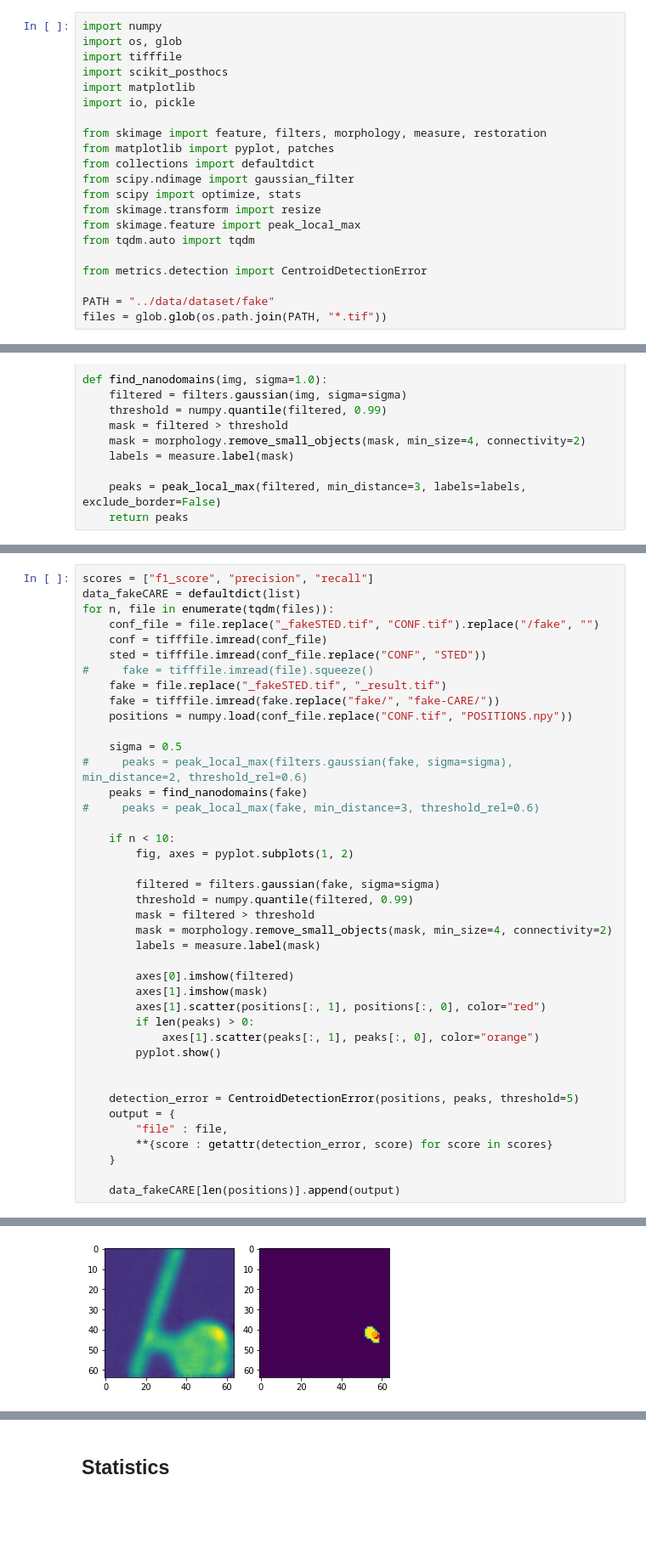
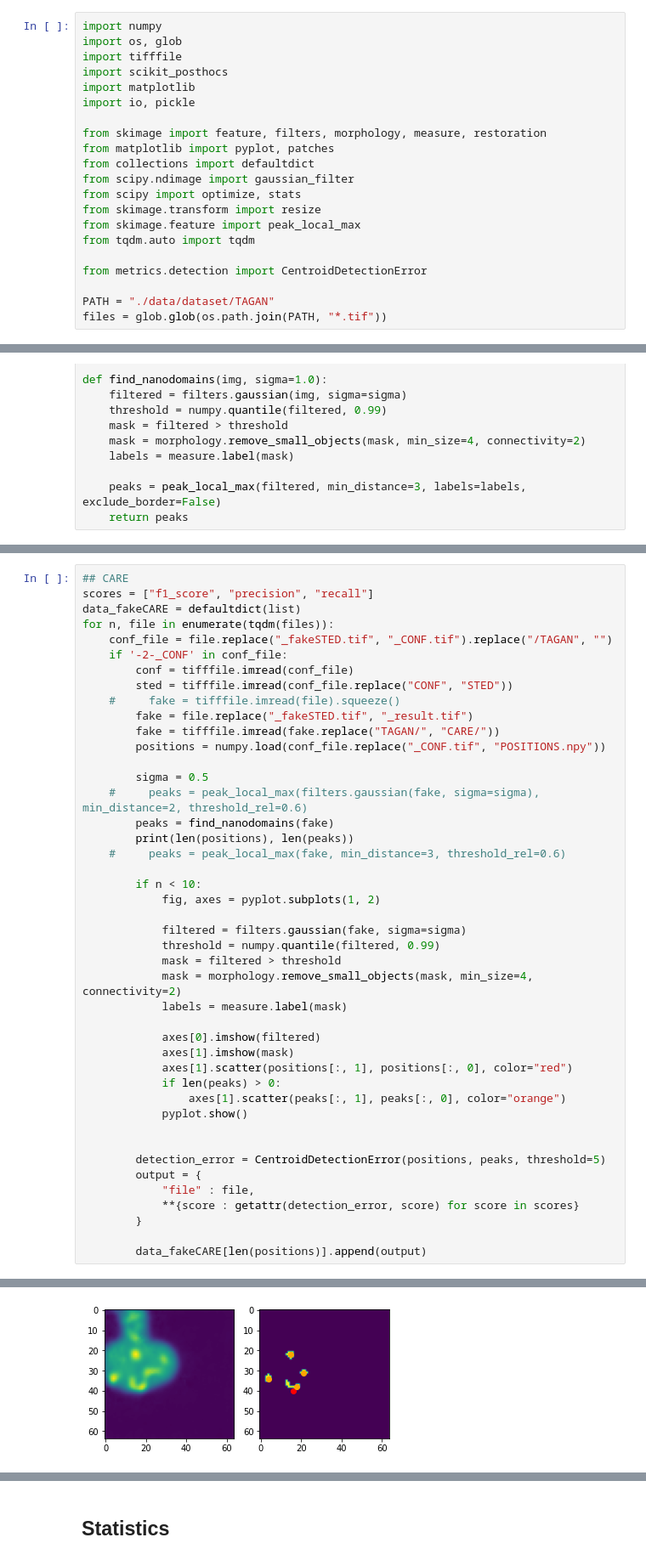
Before and after one commit to FLClab/TA-GAN, a Jupyter notebook: SynapseSimulationDataset/notebook/analyse.ipynb, the cells around one changed output, grey strips where cells are left out. Shown at 85% size. Saved outputs shown, nothing was run; the diff lists cells and outputs as text; blank space fills up the shorter version.

```diff
--- a/SynapseSimulationDataset/notebook/analyse.ipynb
+++ b/SynapseSimulationDataset/notebook/analyse.ipynb
@@ -19,7 +19,7 @@ from tqdm.auto import tqdm
 
 from metrics.detection import CentroidDetectionError
 
-PATH = "../data/dataset/fake"
+PATH = "./data/dataset/TAGAN"
 files = glob.glob(os.path.join(PATH, "*.tif"))
 # %%
 def savefig(fig, ax, savepath, extension="pdf", save_white=False, **kwargs):
@@ -307,42 +361,45 @@ for n, file in enumerate(tqdm(files)):
 # %%
+## CARE
 scores = ["f1_score", "precision", "recall"]
 data_fakeCARE = defaultdict(list)
 for n, file in enumerate(tqdm(files)):
-    conf_file = file.replace("_fakeSTED.tif", "CONF.tif").replace("/fake", "")
-    conf = tifffile.imread(conf_file)
-    sted = tifffile.imread(conf_file.replace("CONF", "STED"))
-#     fake = tifffile.imread(file).squeeze()
-    fake = file.replace("_fakeSTED.tif", "_result.tif")
-    fake = tifffile.imread(fake.replace("fake/", "fake-CARE/"))
-    positions = numpy.load(conf_file.replace("CONF.tif", "POSITIONS.npy"))
+    conf_file = file.replace("_fakeSTED.tif", "_CONF.tif").replace("/TAGAN", "")
+    if '-2-_CONF' in conf_file:
+        conf = tifffile.imread(conf_file)
+        sted = tifffile.imread(conf_file.replace("CONF", "STED"))
+    #     fake = tifffile.imread(file).squeeze()
+        fake = file.replace("_fakeSTED.tif", "_result.tif")
+        fake = tifffile.imread(fake.replace("TAGAN/", "CARE/"))
+        positions = numpy.load(conf_file.replace("_CONF.tif", "POSITIONS.npy"))
 
-    sigma = 0.5
-#     peaks = peak_local_max(filters.gaussian(fake, sigma=sigma), min_distance=2, threshold_rel=0.6)
-    peaks = find_nanodomains(fake)
-#     peaks = peak_local_max(fake, min_distance=3, threshold_rel=0.6)
+        sigma = 0.5
+    #     peaks = peak_local_max(filters.gaussian(fake, sigma=sigma), min_distance=2, threshold_rel=0.6)
+        peaks = find_nanodomains(fake)
+        print(len(positions), len(peaks))
+    #     peaks = peak_local_max(fake, min_distance=3, threshold_rel=0.6)
 
-    if n < 10:
-        fig, axes = pyplot.subplots(1, 2)
+        if n < 10:
+            fig, axes = pyplot.subplots(1, 2)
 
-        filtered = filters.gaussian(fake, sigma=sigma)
-        threshold = numpy.quantile(filtered, 0.99)
-        mask = filtered > threshold
-        mask = morphology.remove_small_objects(mask, min_size=4, connectivity=2)
-        labels = measure.label(mask)
+            filtered = filters.gaussian(fake, sigma=sigma)
+            threshold = numpy.quantile(filtered, 0.99)
+            mask = filtered > threshold
+            mask = morphology.remove_small_objects(mask, min_size=4, connectivity=2)
+            labels = measure.label(mask)
 
-        axes[0].imshow(filtered)
-        axes[1].imshow(mask)
-        axes[1].scatter(positions[:, 1], positions[:, 0], color="red")
-        if len(peaks) > 0:
-            axes[1].scatter(peaks[:, 1], peaks[:, 0], color="orange")
-        pyplot.show()
+            axes[0].imshow(filtered)
+            axes[1].imshow(mask)
+            axes[1].scatter(positions[:, 1], positions[:, 0], color="red")
+            if len(peaks) > 0:
+                axes[1].scatter(peaks[:, 1], peaks[:, 0], color="orange")
+            pyplot.show()
 
 
-    detection_error = CentroidDetectionError(positions, peaks, threshold=5)
-    output = {
-        "file" : file,
-        **{score : getattr(detection_error, score) for score in scores}
-    }
+        detection_error = CentroidDetectionError(positions, peaks, threshold=5)
+        output = {
+            "file" : file,
+            **{score : getattr(detection_error, score) for score in scores}
+        }
 
-    data_fakeCARE[len(positions)].append(output)
+        data_fakeCARE[len(positions)].append(output)
 # %% [output]
@@ -350 +409 @@ for n, file in enumerate(tqdm(files)):
-[figure, old version]
+[figure, new version]
```
Also changed, not shown: parts of 10 cells of this notebook.
